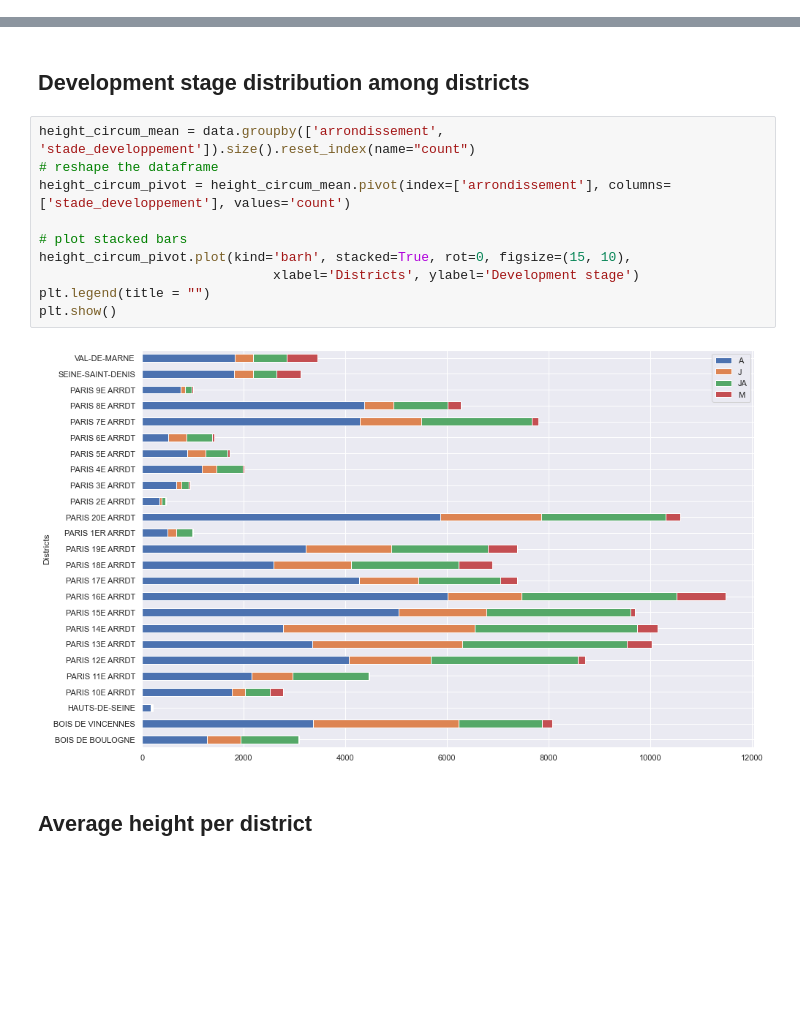
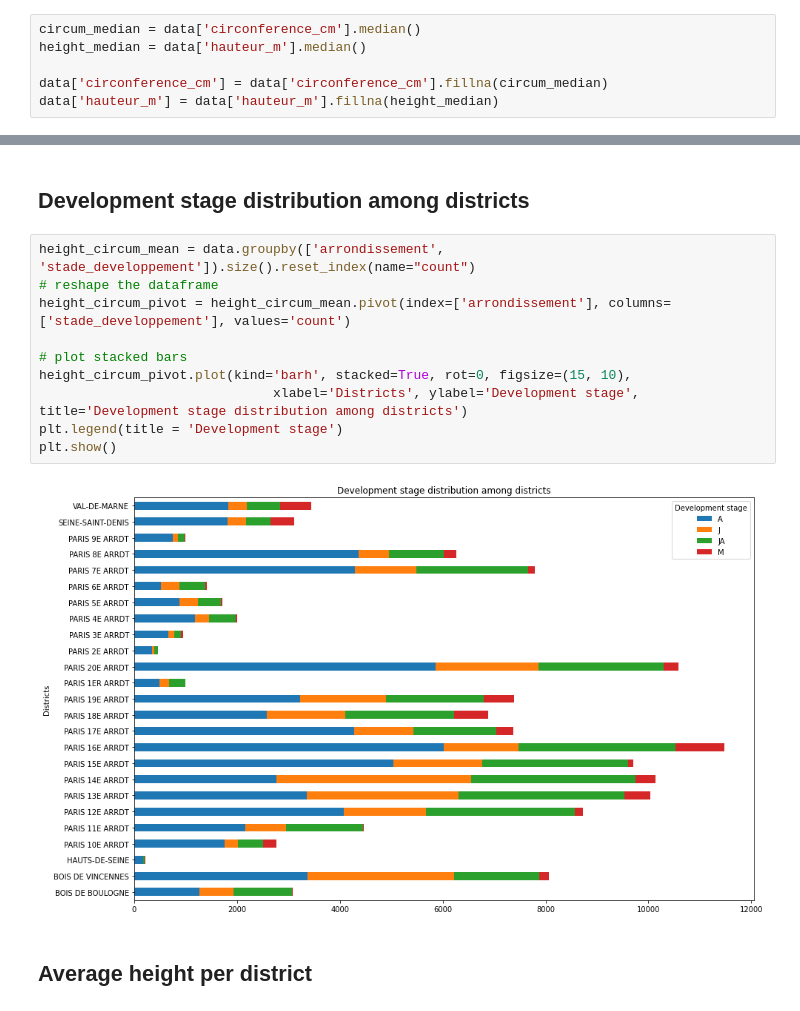
Before and after one commit to lynda-trad/Paris-Trees, a Jupyter notebook: Trees-of-Paris.ipynb, the cells around one changed output, grey strips where cells are left out. Saved outputs shown, nothing was run; the diff lists cells and outputs as text; blank space fills up the shorter version.

```diff
--- a/Trees-of-Paris.ipynb
+++ b/Trees-of-Paris.ipynb
@@ -106,0 +148,6 @@ data = data.drop_duplicates()
+# %%
+circum_median = data['circonference_cm'].median()
+height_median = data['hauteur_m'].median()
+
+data['circonference_cm'] = data['circonference_cm'].fillna(circum_median)
+data['hauteur_m'] = data['hauteur_m'].fillna(height_median)
@@ -387,15 +442,15 @@ plt.show()
 # %%
 height_circum_mean = data.groupby(['arrondissement', 'stade_developpement']).size().reset_index(name="count")
 # reshape the dataframe
 height_circum_pivot = height_circum_mean.pivot(index=['arrondissement'], columns=['stade_developpement'], values='count')
 
 # plot stacked bars
 height_circum_pivot.plot(kind='barh', stacked=True, rot=0, figsize=(15, 10),
-                              xlabel='Districts', ylabel='Development stage')
-plt.legend(title = "")
+                              xlabel='Districts', ylabel='Development stage', title='Development stage distribution among districts')
+plt.legend(title = 'Development stage')
 plt.show()
 # %% [output]
-[figure, old version]
+[figure, new version]
 # %% [markdown]
 ## Average height per district
 # %%
```
Also changed, not shown: parts of 17 cells of this notebook, 1 other file.
